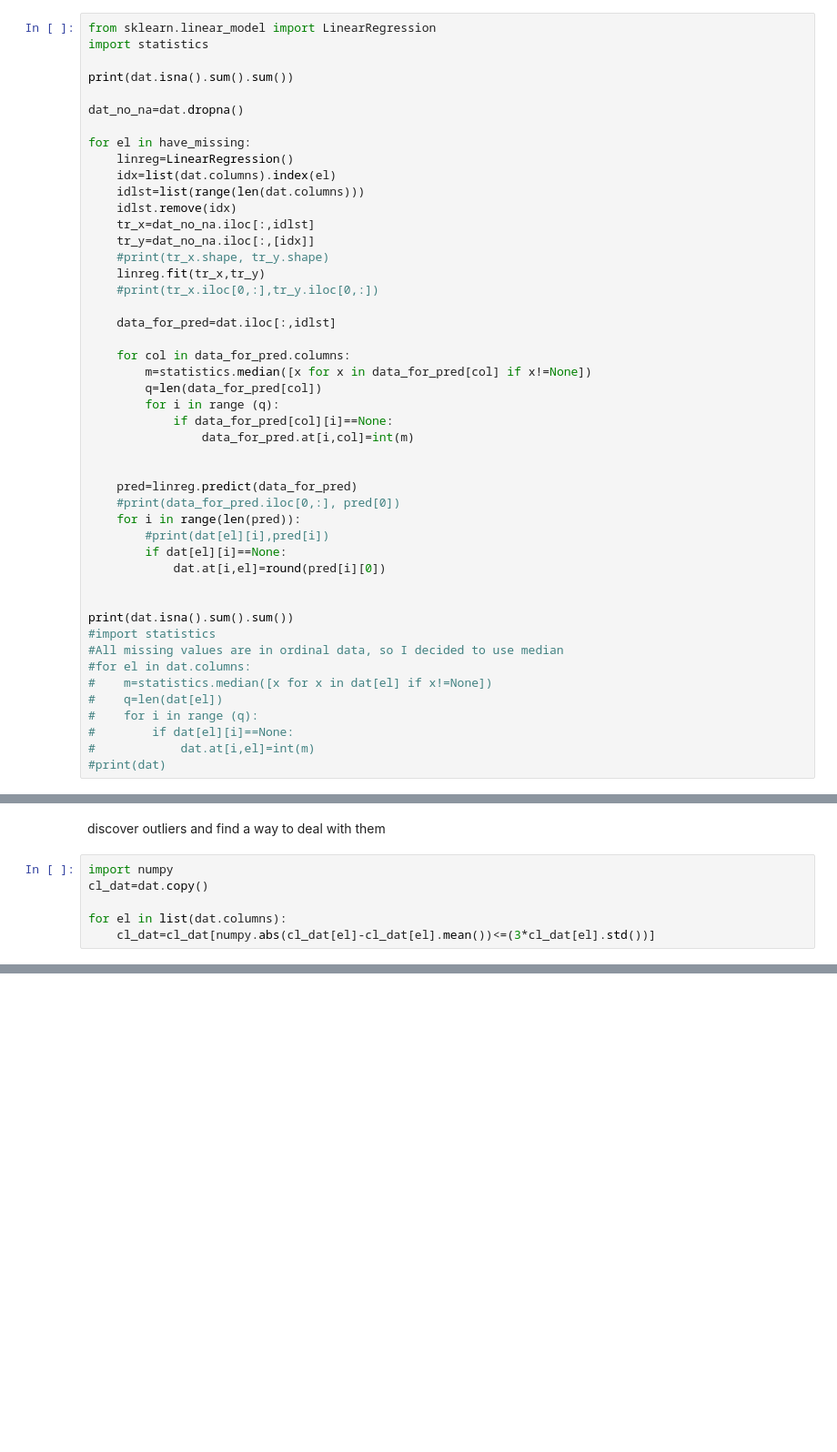
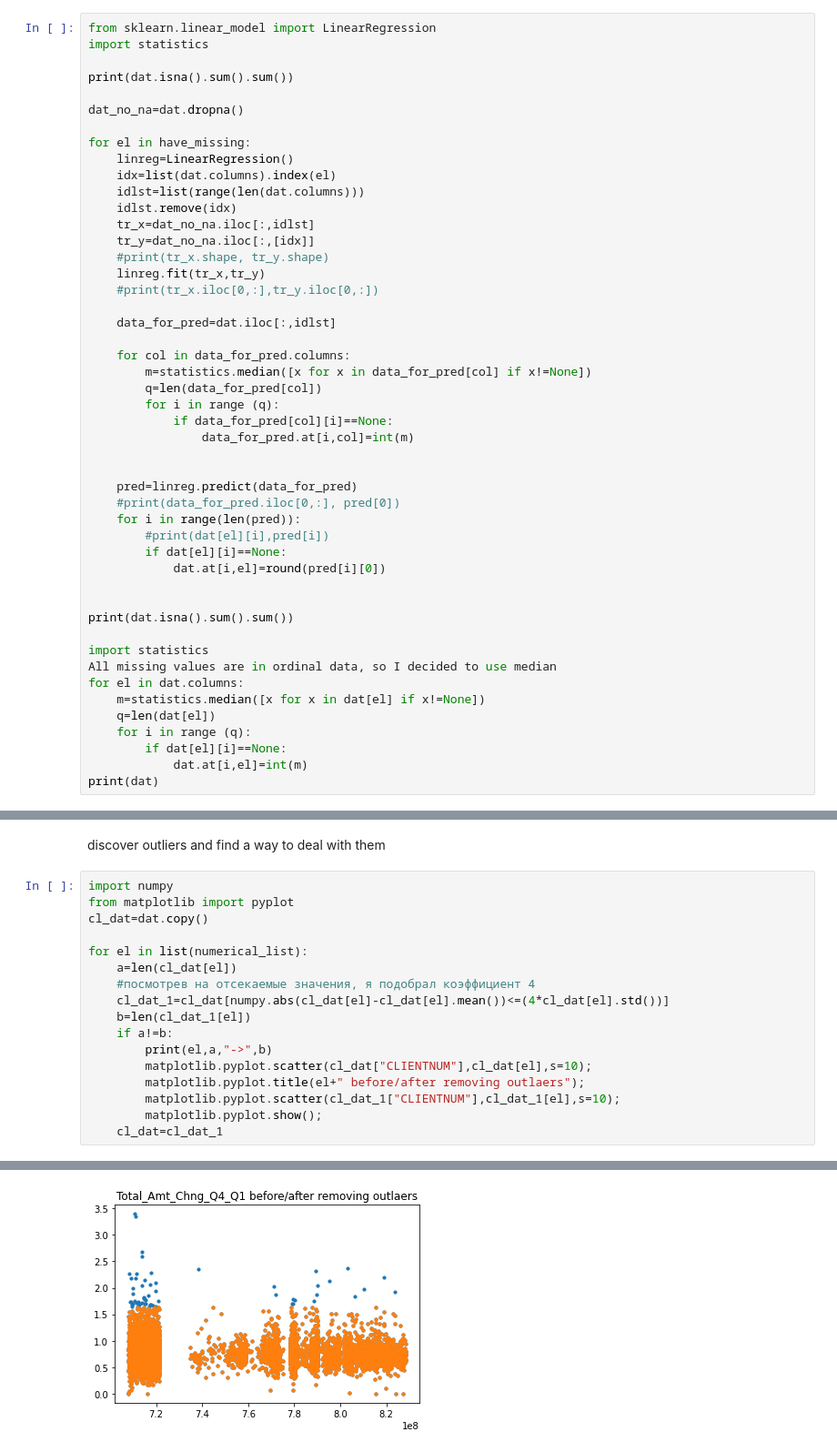
Before and after one commit to rnd4u-org/2021-knu-churn, a Jupyter notebook: Data_Pre_processing.ipynb, the cells around one changed output, grey strips where cells are left out. Shown at 91% size. Saved outputs shown, nothing was run; the diff lists cells and outputs as text; blank space fills up the shorter version.

Commit message:
Data preprocessing (a bit updated)

```diff
--- a/Data_Pre_processing.ipynb
+++ b/Data_Pre_processing.ipynb
@@ -158,15 +158,16 @@ for el in have_missing:
 
 
 print(dat.isna().sum().sum())
-#import statistics
-#All missing values are in ordinal data, so I decided to use median
-#for el in dat.columns:
-#    m=statistics.median([x for x in dat[el] if x!=None])
-#    q=len(dat[el])
-#    for i in range (q):
-#        if dat[el][i]==None:
-#            dat.at[i,el]=int(m)
-#print(dat)
+
+import statistics
+All missing values are in ordinal data, so I decided to use median
+for el in dat.columns:
+    m=statistics.median([x for x in dat[el] if x!=None])
+    q=len(dat[el])
+    for i in range (q):
+        if dat[el][i]==None:
+            dat.at[i,el]=int(m)
+print(dat)
 # %% [output]
 3380
 0
@@ -198,7 +199,19 @@ dat=new_dat.copy()
 discover outliers and find a way to deal with them
 # %%
 import numpy
+from matplotlib import pyplot
 cl_dat=dat.copy()
 
-for el in list(dat.columns):
-    cl_dat=cl_dat[numpy.abs(cl_dat[el]-cl_dat[el].mean())<=(3*cl_dat[el].std())]
+for el in list(numerical_list):
+    a=len(cl_dat[el])
+    #посмотрев на отсекаемые значения, я подобрал коэффициент 4
+    cl_dat_1=cl_dat[numpy.abs(cl_dat[el]-cl_dat[el].mean())<=(4*cl_dat[el].std())]
+    b=len(cl_dat_1[el])
+    if a!=b:
+        print(el,a,"->",b)
+        matplotlib.pyplot.scatter(cl_dat["CLIENTNUM"],cl_dat[el],s=10);
+        matplotlib.pyplot.title(el+" before/after removing outlaers");
+        matplotlib.pyplot.scatter(cl_dat_1["CLIENTNUM"],cl_dat_1[el],s=10);
+        matplotlib.pyplot.show();
+    cl_dat=cl_dat_1
+# %% [output]
@@ -204,0 +219 @@ for el in list(dat.columns):
+[figure, added]
```
Also changed, not shown: parts of 3 cells of this notebook.
